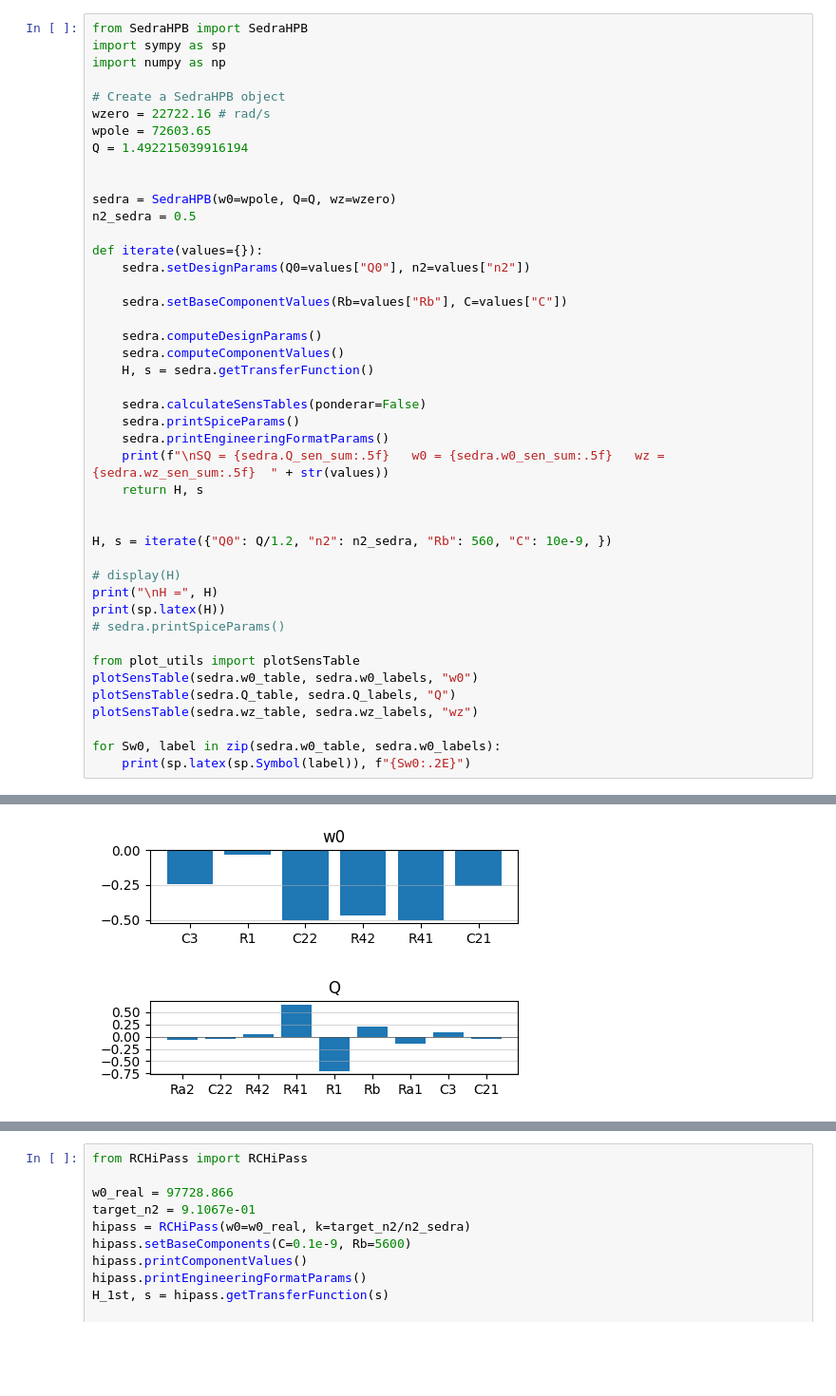
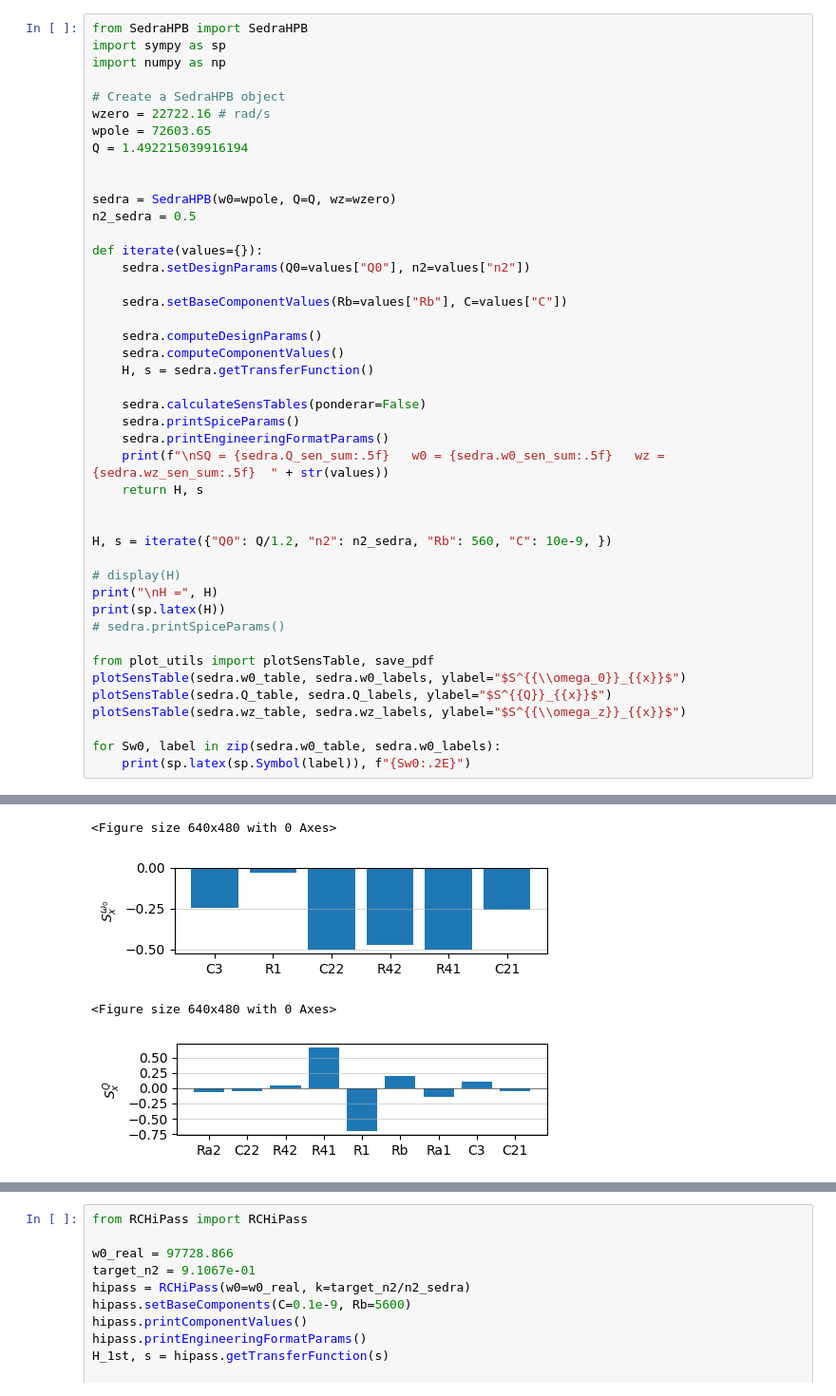
Before and after one commit to Rafdal/itba-tc2-sedra-design, a Jupyter notebook: 3_sedra_cauer_design.ipynb, the cells around one changed output, grey strips where cells are left out. Shown at 95% size. Saved outputs shown, nothing was run; the diff lists cells and outputs as text; blank space fills up the shorter version.

```diff
--- a/3_sedra_cauer_design.ipynb
+++ b/3_sedra_cauer_design.ipynb
@@ -27,36 +27,38 @@ def iterate(values={}):
     print(f"\nSQ = {sedra.Q_sen_sum:.5f}   w0 = {sedra.w0_sen_sum:.5f}   wz = {sedra.wz_sen_sum:.5f}  " + str(values))
     return H, s
 
 
 H, s = iterate({"Q0": Q/1.2, "n2": n2_sedra, "Rb": 560, "C": 10e-9, })
 
 # display(H)
 print("\nH =", H)
 print(sp.latex(H))
 # sedra.printSpiceParams()
 
-from plot_utils import plotSensTable
-plotSensTable(sedra.w0_table, sedra.w0_labels, "w0")
-plotSensTable(sedra.Q_table, sedra.Q_labels, "Q")
-plotSensTable(sedra.wz_table, sedra.wz_labels, "wz")
+from plot_utils import plotSensTable, save_pdf
+plotSensTable(sedra.w0_table, sedra.w0_labels, ylabel="$S^{{\\omega_0}}_{{x}}$")
+plotSensTable(sedra.Q_table, sedra.Q_labels, ylabel="$S^{{Q}}_{{x}}$")
+plotSensTable(sedra.wz_table, sedra.wz_labels, ylabel="$S^{{\\omega_z}}_{{x}}$")
 
 for Sw0, label in zip(sedra.w0_table, sedra.w0_labels):
     print(sp.latex(sp.Symbol(label)), f"{Sw0:.2E}")
 # %% [output]
 .param C22=4.895e-09 C21=5.105e-09 C3=1.000e-08 R1=5.538e+02 Rb=5.600e+02 R41=3.650e+03 Ra1=1.472e+04 Ra2=3.536e+04 R42=5.570e+04
 C3 = 10.000 n
 C22 = 4.895 n
 C21 = 5.105 n
 Ra1 = 14.715 K
 Ra2 = 35.364 K
 R1 = 553.811
 R42 = 55.705 K
 R41 = 3.650 K
 Rb = 560.000
 
 SQ = 2.00000   w0 = 2.00000   wz = 2.60693  {'Q0': 1.243512533263495, 'n2': 0.5, 'Rb': 560, 'C': 1e-08}
 
 H = (0.5*s**2 - 2.27373675443232e-12*s + 258148277.5328)/(1.0*s**2 + 48654.9512354986*s + 5271289993.3225)
 \frac{0.5 s^{2} - 2.27373675443232 \cdot 10^{-12} s + 258148277.5328}{1.0 s^{2} + 48654.9512354986 s + 5271289993.3225}
+<Figure size 640x480 with 0 Axes>
-[figure, old version]
+[figure, new version]
+<Figure size 640x480 with 0 Axes>
-[figure, old version]
+[figure, new version]
```
Also changed, not shown: parts of 3 cells of this notebook, 5 other files.
